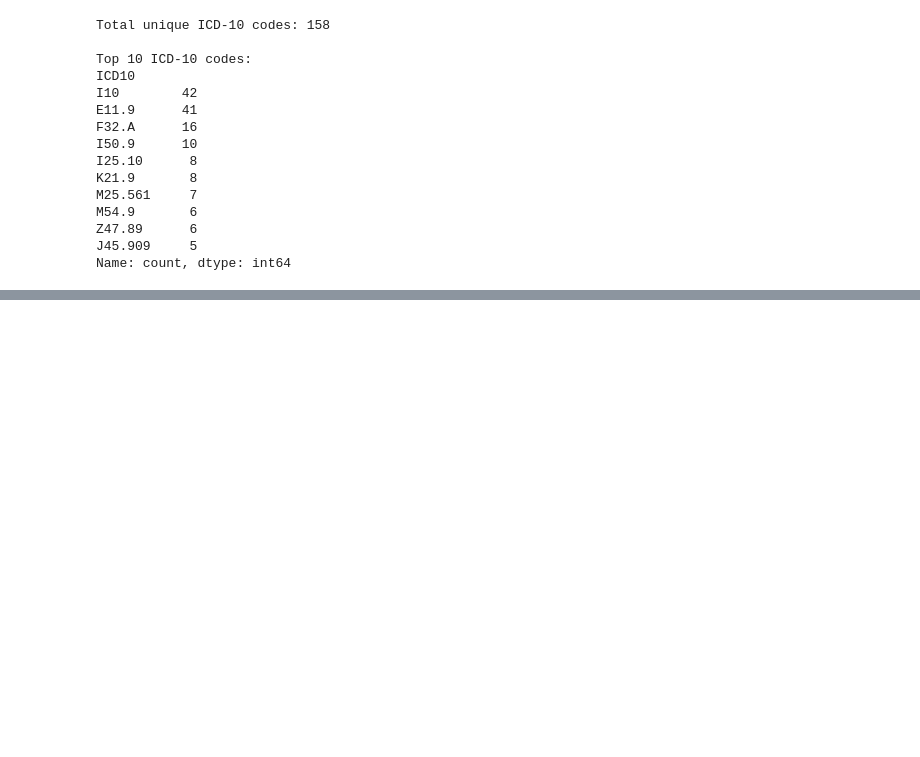
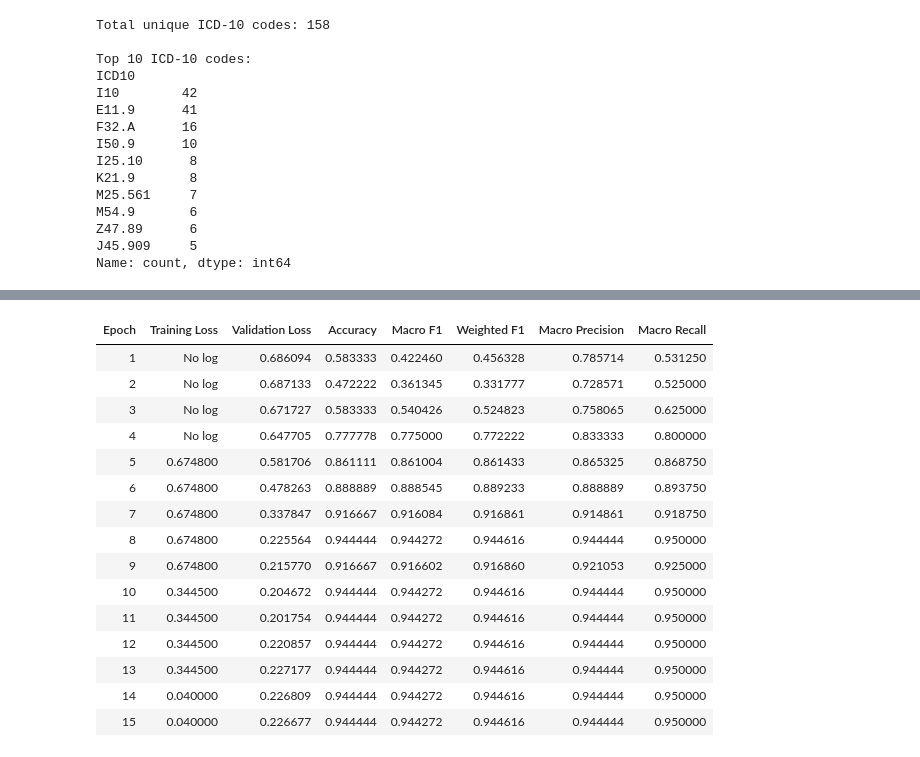
Before and after one commit to alexretana/clinical-nlp-claims-processing, a Jupyter notebook: notebooks/01_BioBERT_Fine-Tuning_NLP.ipynb, the cells around one changed output, grey strips where cells are left out. Saved outputs shown, nothing was run; the diff lists cells and outputs as text; code cells hidden in the pictures; blank space fills up the shorter version.

```diff
--- a/notebooks/01_BioBERT_Fine-Tuning_NLP.ipynb
+++ b/notebooks/01_BioBERT_Fine-Tuning_NLP.ipynb
@@ -1902,0 +612,15 @@ Analysis complete. Check outputs/ directory for saved results.
+# %%
+# Define metrics
+def compute_metrics(eval_pred):
+    predictions, labels = eval_pred
+    predictions = np.argmax(predictions, axis=1)
+
+    return {
+        'accuracy': (predictions == labels).mean(),
+        'macro_f1': f1_score(labels, predictions, average='macro', zero_division=0),
+        'weighted_f1': f1_score(labels, predictions, average='weighted', zero_division=0),
+        'macro_precision': precision_score(labels, predictions, average='macro', zero_division=0),
+        'macro_recall': recall_score(labels, predictions, average='macro', zero_division=0),
+    }
+
+print("Metrics function defined")
@@ -1902,0 +631,50 @@ Analysis complete. Check outputs/ directory for saved results.
+# %%
+# Training arguments
+training_args = TrainingArguments(
+    output_dir='../models/biobert-lora-improved',
+    eval_strategy='epoch',
+    save_strategy='epoch',
+    learning_rate=2e-4,  # Higher LR for LoRA
+    per_device_train_batch_size=16,
+    per_device_eval_batch_size=16,
+    num_train_epochs=15,
+    weight_decay=0.01,
+    load_best_model_at_end=True,
+    metric_for_best_model='macro_f1',
+    greater_is_better=True,
+    logging_steps=50,
+    fp16=torch.cuda.is_available(),
+    warmup_ratio=0.1,
+    report_to='none',
+    save_total_limit=2
+)
+
+# Initialize trainer
+trainer = WeightedTrainer(
+    class_weights=class_weights_tensor,
+    model=model,
+    args=training_args,
+    train_dataset=train_dataset,
+    eval_dataset=val_dataset,
+    compute_metrics=compute_metrics,
+)
+
+print("="*80)
+print("TRAINING BIOBERT WITH LoRA")
+print("="*80)
+print(f"\nConfiguration:")
+print(f"  Learning rate: {training_args.learning_rate}")
+print(f"  Batch size: {training_args.per_device_train_batch_size}")
+print(f"  Epochs: {training_args.num_train_epochs}")
+print(f"  Metric: {training_args.metric_for_best_model}")
+print(f"\nStarting training...\n")
+
+# Train
+train_result = trainer.train()
+
+print("\n" + "="*80)
+print("TRAINING COMPLETE")
+print("="*80)
+print(f"\nTraining loss: {train_result.training_loss:.4f}")
+print(f"Training time: {train_result.metrics['train_runtime']:.2f} seconds")
+# %% [output]
@@ -1902,0 +693,16 @@ Analysis complete. Check outputs/ directory for saved results.
+| Epoch | Training Loss | Validation Loss | Accuracy | Macro F1 | Weighted F1 | Macro Precision | Macro Recall |
+| 1 | No log | 0.686094 | 0.583333 | 0.422460 | 0.456328 | 0.785714 | 0.531250 |
+| 2 | No log | 0.687133 | 0.472222 | 0.361345 | 0.331777 | 0.728571 | 0.525000 |
+| 3 | No log | 0.671727 | 0.583333 | 0.540426 | 0.524823 | 0.758065 | 0.625000 |
+| 4 | No log | 0.647705 | 0.777778 | 0.775000 | 0.772222 | 0.833333 | 0.800000 |
+| 5 | 0.674800 | 0.581706 | 0.861111 | 0.861004 | 0.861433 | 0.865325 | 0.868750 |
+| 6 | 0.674800 | 0.478263 | 0.888889 | 0.888545 | 0.889233 | 0.888889 | 0.893750 |
+| 7 | 0.674800 | 0.337847 | 0.916667 | 0.916084 | 0.916861 | 0.914861 | 0.918750 |
+| 8 | 0.674800 | 0.225564 | 0.944444 | 0.944272 | 0.944616 | 0.944444 | 0.950000 |
+| 9 | 0.674800 | 0.215770 | 0.916667 | 0.916602 | 0.916860 | 0.921053 | 0.925000 |
+| 10 | 0.344500 | 0.204672 | 0.944444 | 0.944272 | 0.944616 | 0.944444 | 0.950000 |
+| 11 | 0.344500 | 0.201754 | 0.944444 | 0.944272 | 0.944616 | 0.944444 | 0.950000 |
+| 12 | 0.344500 | 0.220857 | 0.944444 | 0.944272 | 0.944616 | 0.944444 | 0.950000 |
+| 13 | 0.344500 | 0.227177 | 0.944444 | 0.944272 | 0.944616 | 0.944444 | 0.950000 |
+| 14 | 0.040000 | 0.226809 | 0.944444 | 0.944272 | 0.944616 | 0.944444 | 0.950000 |
+| 15 | 0.040000 | 0.226677 | 0.944444 | 0.944272 | 0.944616 | 0.944444 | 0.950000 |
```
Also changed, not shown: parts of 74 cells of this notebook, 5 other files.
